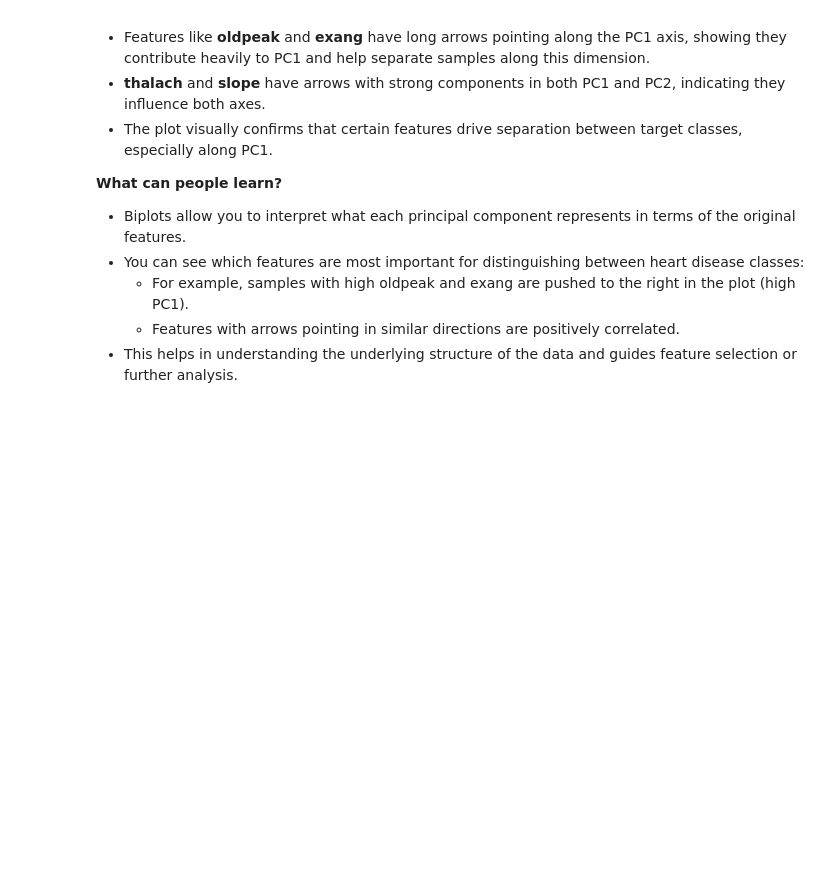
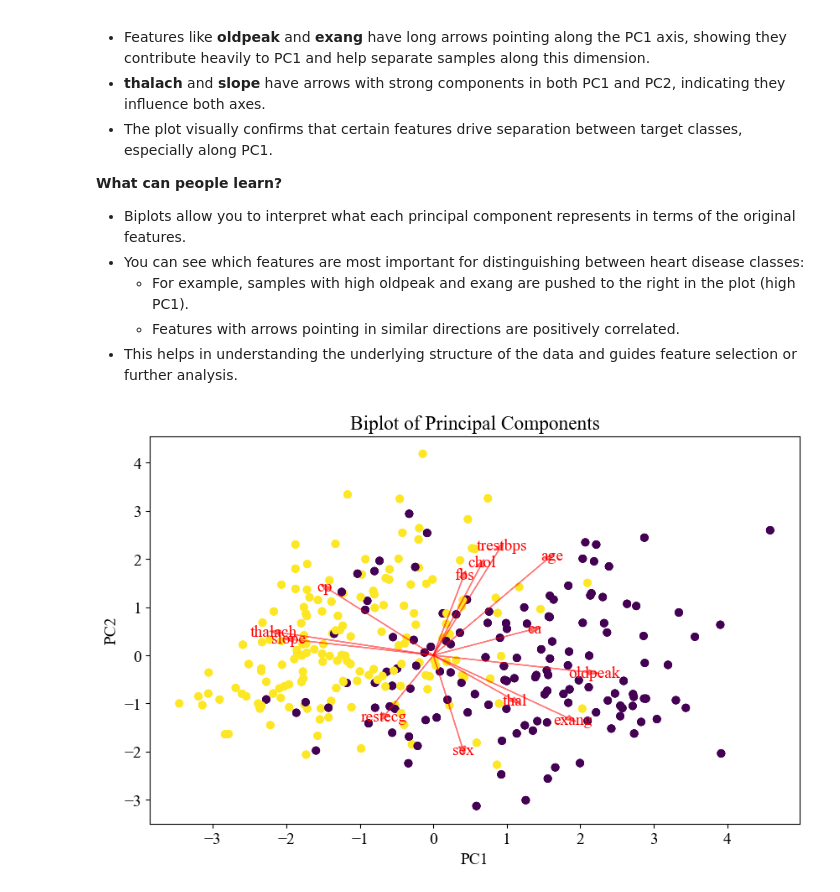
Before and after one commit to danielTongu/cs445_spring2025, a Jupyter notebook: lab5/heartDiseasePCA.ipynb, the cells around one changed output. Drawn from its saved outputs; the diff is of its cells as text; code cells hidden in the pictures; blank space fills up the shorter version.

```diff
--- a/lab5/heartDiseasePCA.ipynb
+++ b/lab5/heartDiseasePCA.ipynb
@@ -231,17 +302,19 @@ plt.show()
     - Features with arrows pointing in similar directions are positively correlated.
 - This helps in understanding the underlying structure of the data and guides feature selection or further analysis.
 # %%
-fig, ax = plt.subplots(figsize=(10, 8))
+fig, ax = plt.subplots(figsize=(10, 6))
 # Scatter plot of the PCA scores
 scatter = ax.scatter(X_pca[:, 0], X_pca[:, 1], c=target, cmap='viridis')
 
 # Plot arrows for feature loadings, scaled for visibility
 for i, feature in enumerate(Eigenvectors.index):
     ax.arrow(0, 0, Eigenvectors.iloc[i, 0]*5, Eigenvectors.iloc[i, 1]*5, color='r', alpha=0.5, head_width=0.1)
     ax.text(Eigenvectors.iloc[i, 0]*5.2, Eigenvectors.iloc[i, 1]*5.2, feature, color='r', ha='center', va='center')
 
 ax.set_xlabel("PC1")
 ax.set_ylabel("PC2")
 ax.set_title("Biplot of Principal Components")
-plt.savefig("/images/Lab5_DanielTongu_Biplot.png")
+plt.savefig("images/Lab5_DanielTongu_Biplot.png")
 plt.show()
+# %% [output]
+[figure, added]
```
Also changed, not shown: parts of 11 cells of this notebook, 6 other files.
